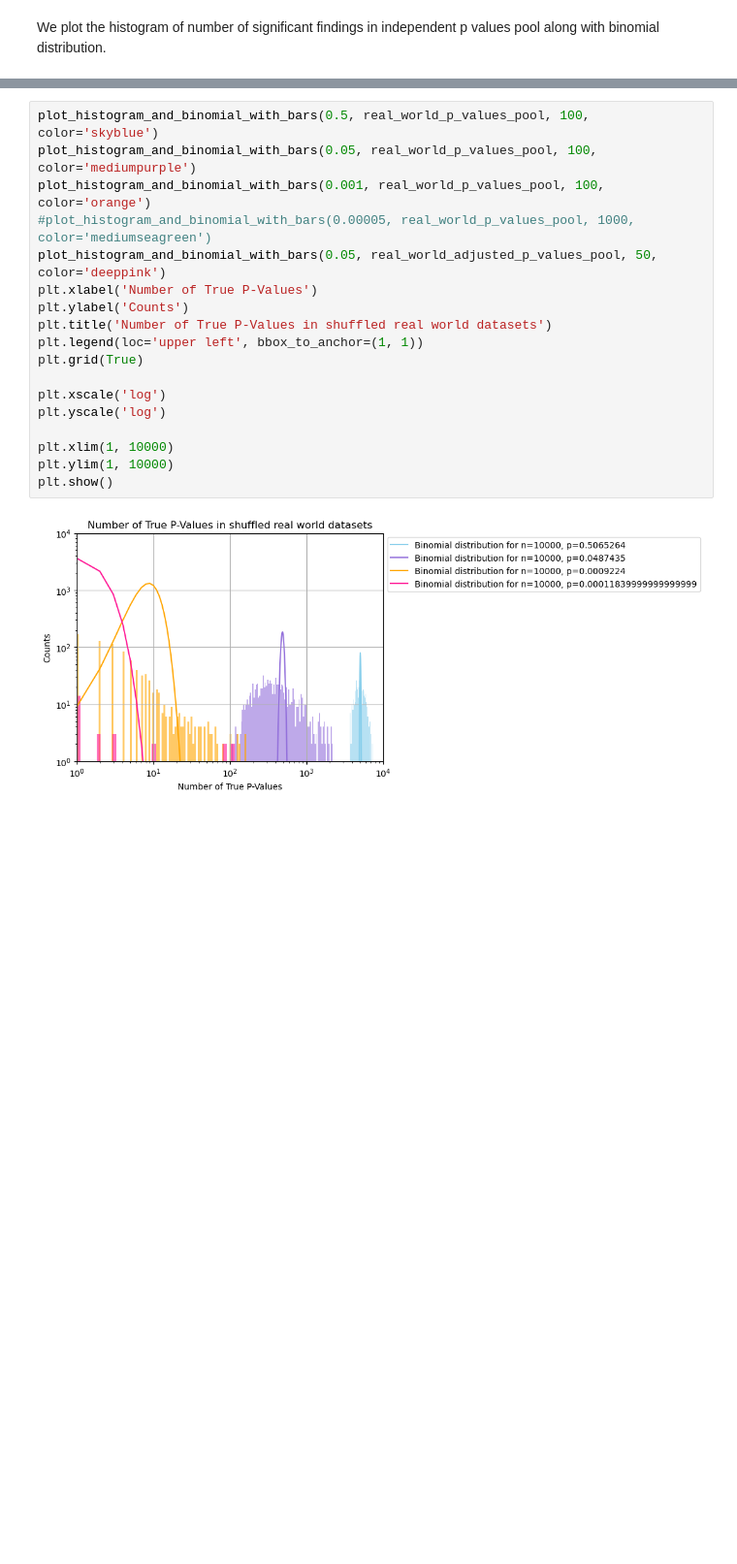
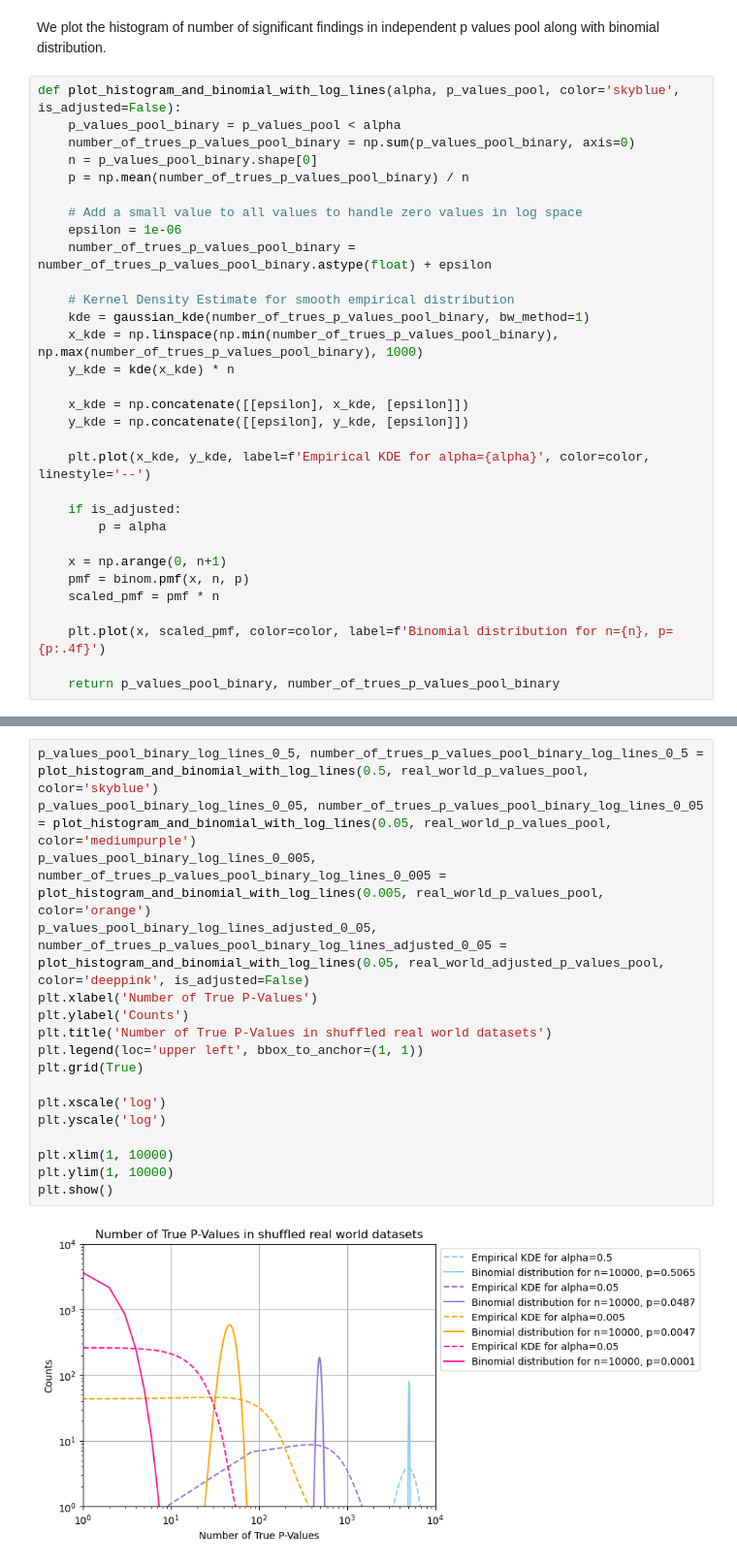
Before and after one commit to uio-bmi/fdr_under_dependencies, a Jupyter notebook: exlporatory_analyses/intuition_analyses_real_world.ipynb, the cells around one changed output, grey strips where cells are left out. Shown at 97% size. Drawn from its saved outputs; the diff is of its cells as text; blank space fills up the shorter version.

Commit message:
feat: updating charts for intuition analysis

```diff
--- a/exlporatory_analyses/intuition_analyses_real_world.ipynb
+++ b/exlporatory_analyses/intuition_analyses_real_world.ipynb
@@ -73,3 +29,34 @@ def plot_histogram_and_binomial(alpha, p_values_pool, bins, color='skyblue', win
 # %% [markdown]
 We plot the histogram of number of significant findings in independent p values pool along with binomial distribution.
+# %%
+def plot_histogram_and_binomial_with_log_lines(alpha, p_values_pool, color='skyblue', is_adjusted=False):
+    p_values_pool_binary = p_values_pool < alpha
+    number_of_trues_p_values_pool_binary = np.sum(p_values_pool_binary, axis=0)
+    n = p_values_pool_binary.shape[0]
+    p = np.mean(number_of_trues_p_values_pool_binary) / n
+
+    # Add a small value to all values to handle zero values in log space
+    epsilon = 1e-06
+    number_of_trues_p_values_pool_binary = number_of_trues_p_values_pool_binary.astype(float) + epsilon
+
+    # Kernel Density Estimate for smooth empirical distribution
+    kde = gaussian_kde(number_of_trues_p_values_pool_binary, bw_method=1)
+    x_kde = np.linspace(np.min(number_of_trues_p_values_pool_binary), np.max(number_of_trues_p_values_pool_binary), 1000)
+    y_kde = kde(x_kde) * n
+
+    x_kde = np.concatenate([[epsilon], x_kde, [epsilon]])
+    y_kde = np.concatenate([[epsilon], y_kde, [epsilon]])
+
+    plt.plot(x_kde, y_kde, label=f'Empirical KDE for alpha={alpha}', color=color, linestyle='--')
+
+    if is_adjusted:
+        p = alpha
+
+    x = np.arange(0, n+1)
+    pmf = binom.pmf(x, n, p)
+    scaled_pmf = pmf * n
+
+    plt.plot(x, scaled_pmf, color=color, label=f'Binomial distribution for n={n}, p={p:.4f}')
+
+    return p_values_pool_binary, number_of_trues_p_values_pool_binary
 # %%
@@ -91,20 +106,19 @@ def plot_histogram_and_binomial_with_bars(alpha, p_values_pool, bins, color='sky
 # %%
-plot_histogram_and_binomial_with_bars(0.5, real_world_p_values_pool, 100, color='skyblue')
-plot_histogram_and_binomial_with_bars(0.05, real_world_p_values_pool, 100, color='mediumpurple')
-plot_histogram_and_binomial_with_bars(0.001, real_world_p_values_pool, 100, color='orange')
-#plot_histogram_and_binomial_with_bars(0.00005, real_world_p_values_pool, 1000, color='mediumseagreen')
-plot_histogram_and_binomial_with_bars(0.05, real_world_adjusted_p_values_pool, 50, color='deeppink')
+p_values_pool_binary_log_lines_0_5, number_of_trues_p_values_pool_binary_log_lines_0_5 = plot_histogram_and_binomial_with_log_lines(0.5, real_world_p_values_pool, color='skyblue')
+p_values_pool_binary_log_lines_0_05, number_of_trues_p_values_pool_binary_log_lines_0_05 = plot_histogram_and_binomial_with_log_lines(0.05, real_world_p_values_pool, color='mediumpurple')
+p_values_pool_binary_log_lines_0_005, number_of_trues_p_values_pool_binary_log_lines_0_005 = plot_histogram_and_binomial_with_log_lines(0.005, real_world_p_values_pool, color='orange')
+p_values_pool_binary_log_lines_adjusted_0_05, number_of_trues_p_values_pool_binary_log_lines_adjusted_0_05 = plot_histogram_and_binomial_with_log_lines(0.05, real_world_adjusted_p_values_pool, color='deeppink', is_adjusted=False)
 plt.xlabel('Number of True P-Values')
 plt.ylabel('Counts')
 plt.title('Number of True P-Values in shuffled real world datasets')
 plt.legend(loc='upper left', bbox_to_anchor=(1, 1))
 plt.grid(True)
 
 plt.xscale('log')
 plt.yscale('log')
 
 plt.xlim(1, 10000)
 plt.ylim(1, 10000)
 plt.show()
 # %% [output]
-[figure, old version]
+[figure, new version]
```
Also changed, not shown: parts of 8 cells of this notebook.
